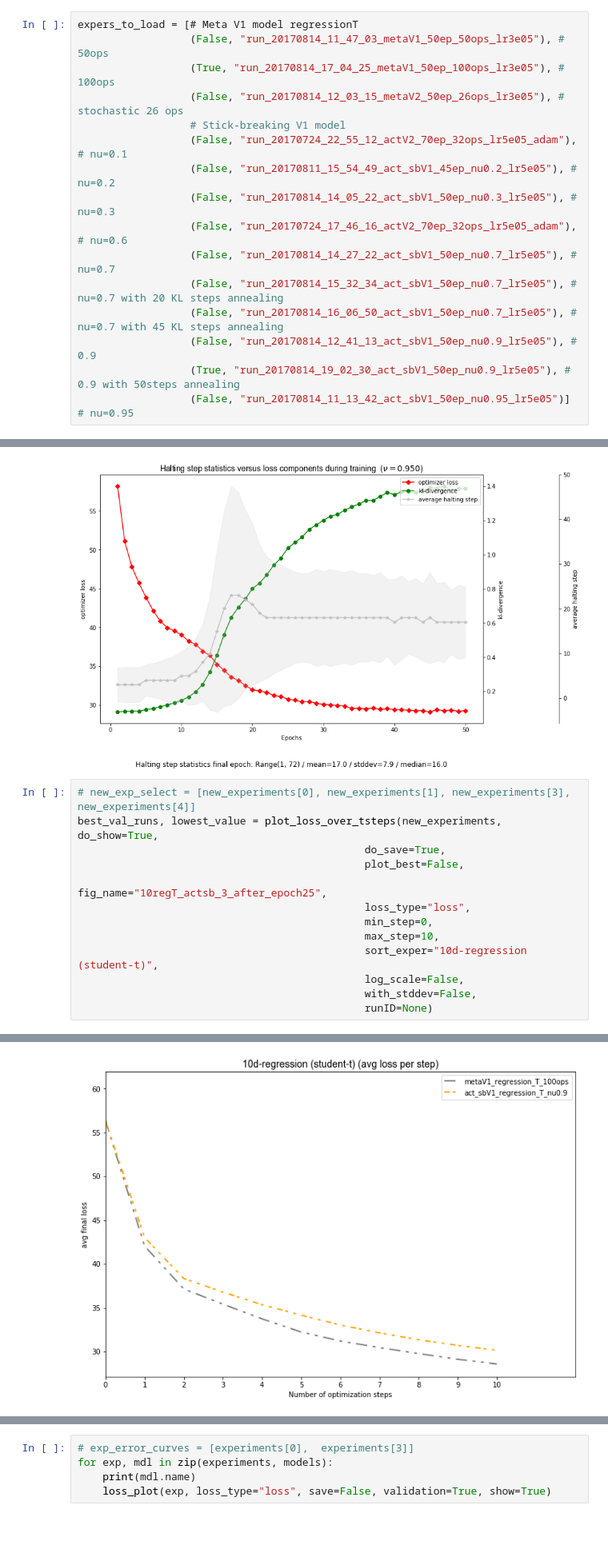
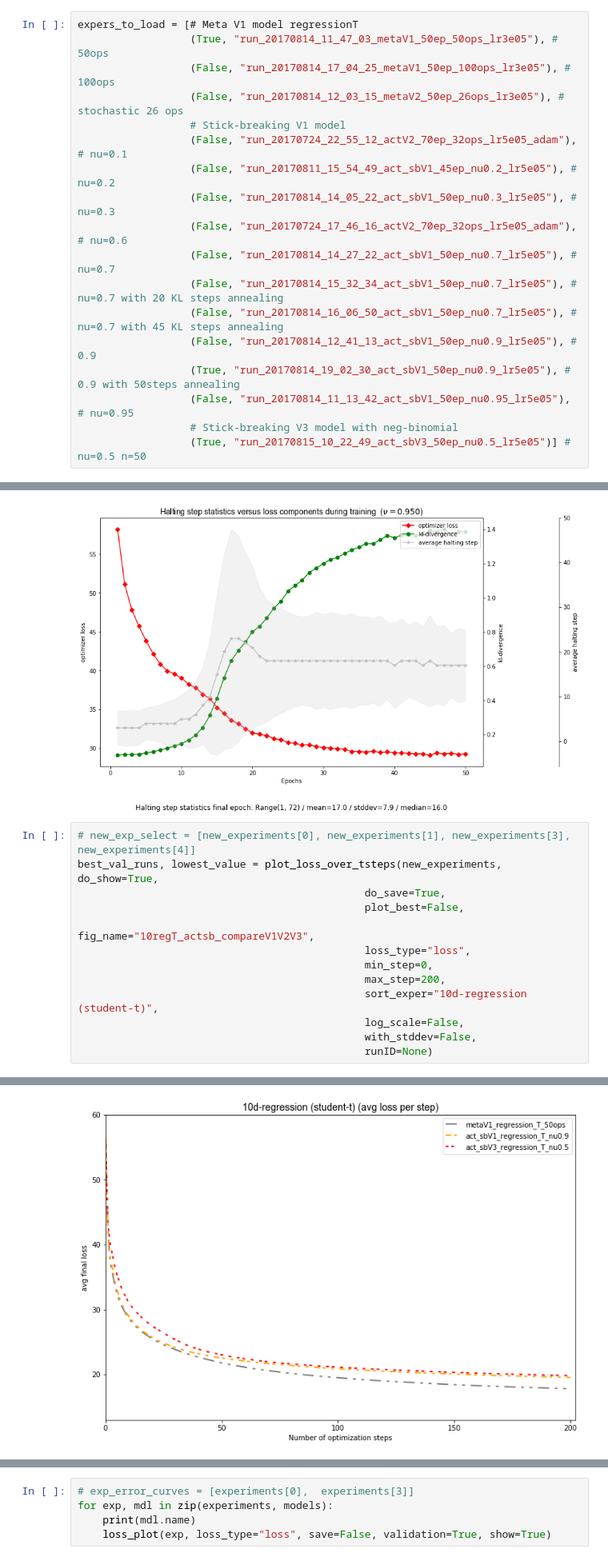
Before and after one commit to toologicbv/meta_learner, a Jupyter notebook: regressionT_results_actsb_1.ipynb, the cells around one changed output, grey strips where cells are left out. Shown at 80% size. Cells and saved outputs as stored; diff of their text form; blank space fills up the shorter version.

```diff
--- a/regressionT_results_actsb_1.ipynb
+++ b/regressionT_results_actsb_1.ipynb
@@ -51,8 +51,8 @@ from utils.regression import RegressionWithStudentT
 %autoreload 2
 # %%
 expers_to_load = [# Meta V1 model regressionT
-                  (False, "run_20170814_11_47_03_metaV1_50ep_50ops_lr3e05"), # 50ops
-                  (True, "run_20170814_17_04_25_metaV1_50ep_100ops_lr3e05"), # 100ops
+                  (True, "run_20170814_11_47_03_metaV1_50ep_50ops_lr3e05"), # 50ops
+                  (False, "run_20170814_17_04_25_metaV1_50ep_100ops_lr3e05"), # 100ops
                   (False, "run_20170814_12_03_15_metaV2_50ep_26ops_lr3e05"), # stochastic 26 ops
                   # Stick-breaking V1 model
                   (False, "run_20170724_22_55_12_actV2_70ep_32ops_lr5e05_adam"), # nu=0.1
@@ -64,7 +64,9 @@ expers_to_load = [# Meta V1 model regressionT
                   (False, "run_20170814_16_06_50_act_sbV1_50ep_nu0.7_lr5e05"), # nu=0.7 with 45 KL steps annealing
                   (False, "run_20170814_12_41_13_act_sbV1_50ep_nu0.9_lr5e05"), # 0.9
                   (True, "run_20170814_19_02_30_act_sbV1_50ep_nu0.9_lr5e05"), # 0.9 with 50steps annealing
-                  (False, "run_20170814_11_13_42_act_sbV1_50ep_nu0.95_lr5e05")] # nu=0.95
+                  (False, "run_20170814_11_13_42_act_sbV1_50ep_nu0.95_lr5e05"), # nu=0.95
+                  # Stick-breaking V3 model with neg-binomial
+                  (True, "run_20170815_10_22_49_act_sbV3_50ep_nu0.5_lr5e05")] # nu=0.5 n=50
 # %%
 without_models = False
 
@@ -129,10 +144,10 @@ plot_halting_step_stats_with_loss(experiments[2], do_show=True, do_save=False, a
 best_val_runs, lowest_value = plot_loss_over_tsteps(new_experiments, do_show=True,
                                               do_save=True,
                                               plot_best=False,
-                                              fig_name="10regT_actsb_3_after_epoch25",
+                                              fig_name="10regT_actsb_compareV1V2V3",
                                               loss_type="loss",
                                               min_step=0,
-                                              max_step=10,
+                                              max_step=200,
                                               sort_exper="10d-regression (student-t)",
                                               log_scale=False,
                                               with_stddev=False,
@@ -142,4 +157,4 @@ INFO - Successfully saved fig figures/10regT_actsb_3_after_epoch25.png
-[figure, old version]
+[figure, new version]
 # %%
 loss_plot(experiments[1], loss_type="opt_loss", save=True, show=True,
           log_scale=False, validation=True, only_val=False)
```
Also changed, not shown: parts of 8 cells of this notebook, 6 other files.
